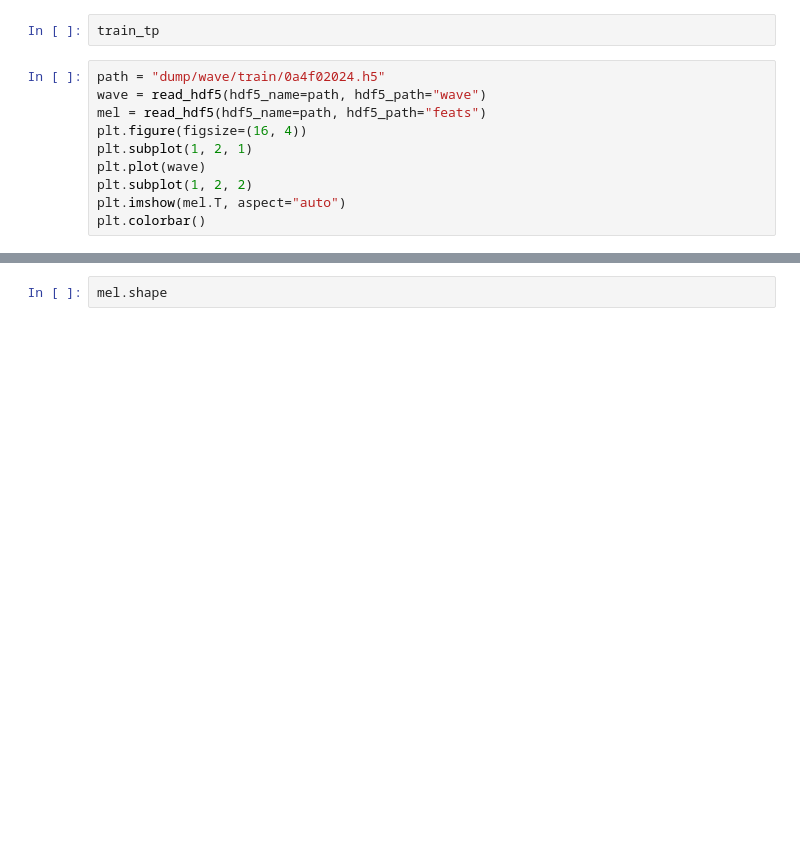
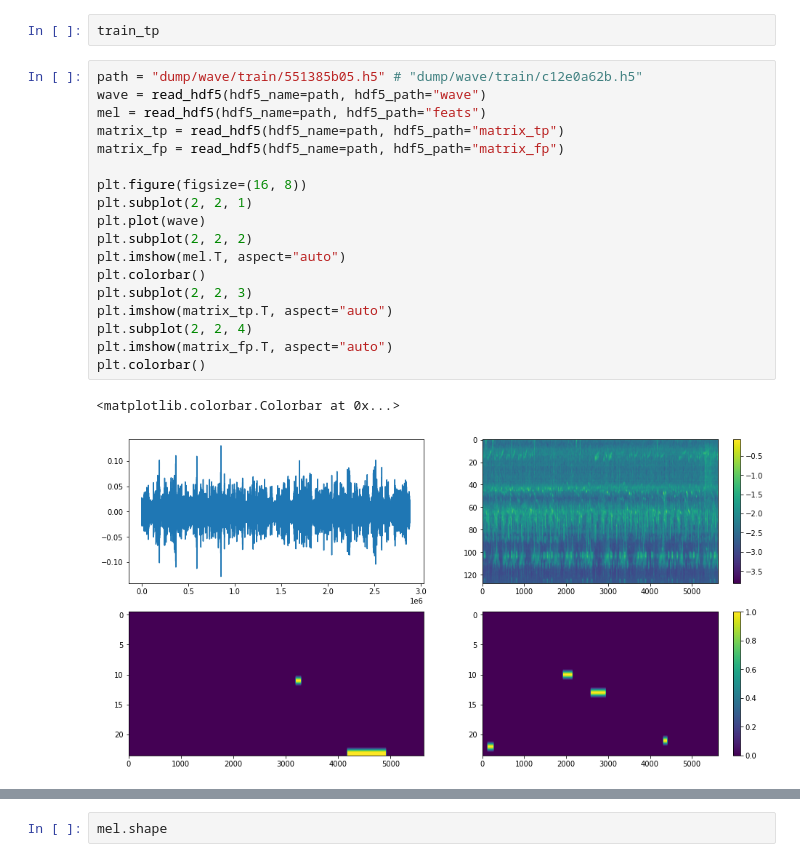
Before and after one commit to ibkuroyagi/Rainforest-Connection-Species-Audio-Detection, a Jupyter notebook: working/EDA.ipynb, the cells around one changed output, grey strips where cells are left out. Cells and saved outputs as stored; diff of their text form; blank space fills up the shorter version.

```diff
--- a/working/EDA.ipynb
+++ b/working/EDA.ipynb
@@ -177,12 +176,23 @@ train_tp.sort_values('f_max')
 # %%
 train_tp
 # %%
-path = "dump/wave/train/0a4f02024.h5"
+path = "dump/wave/train/551385b05.h5" # "dump/wave/train/c12e0a62b.h5"
 wave = read_hdf5(hdf5_name=path, hdf5_path="wave")
 mel = read_hdf5(hdf5_name=path, hdf5_path="feats")
-plt.figure(figsize=(16, 4))
-plt.subplot(1, 2, 1)
+matrix_tp = read_hdf5(hdf5_name=path, hdf5_path="matrix_tp")
+matrix_fp = read_hdf5(hdf5_name=path, hdf5_path="matrix_fp")
+
+plt.figure(figsize=(16, 8))
+plt.subplot(2, 2, 1)
 plt.plot(wave)
-plt.subplot(1, 2, 2)
+plt.subplot(2, 2, 2)
 plt.imshow(mel.T, aspect="auto")
 plt.colorbar()
+plt.subplot(2, 2, 3)
+plt.imshow(matrix_tp.T, aspect="auto")
+plt.subplot(2, 2, 4)
+plt.imshow(matrix_fp.T, aspect="auto")
+plt.colorbar()
+# %% [output]
+<matplotlib.colorbar.Colorbar at 0x...>
+[figure, added]
```
Also changed, not shown: parts of 12 cells of this notebook, 2 other files.
